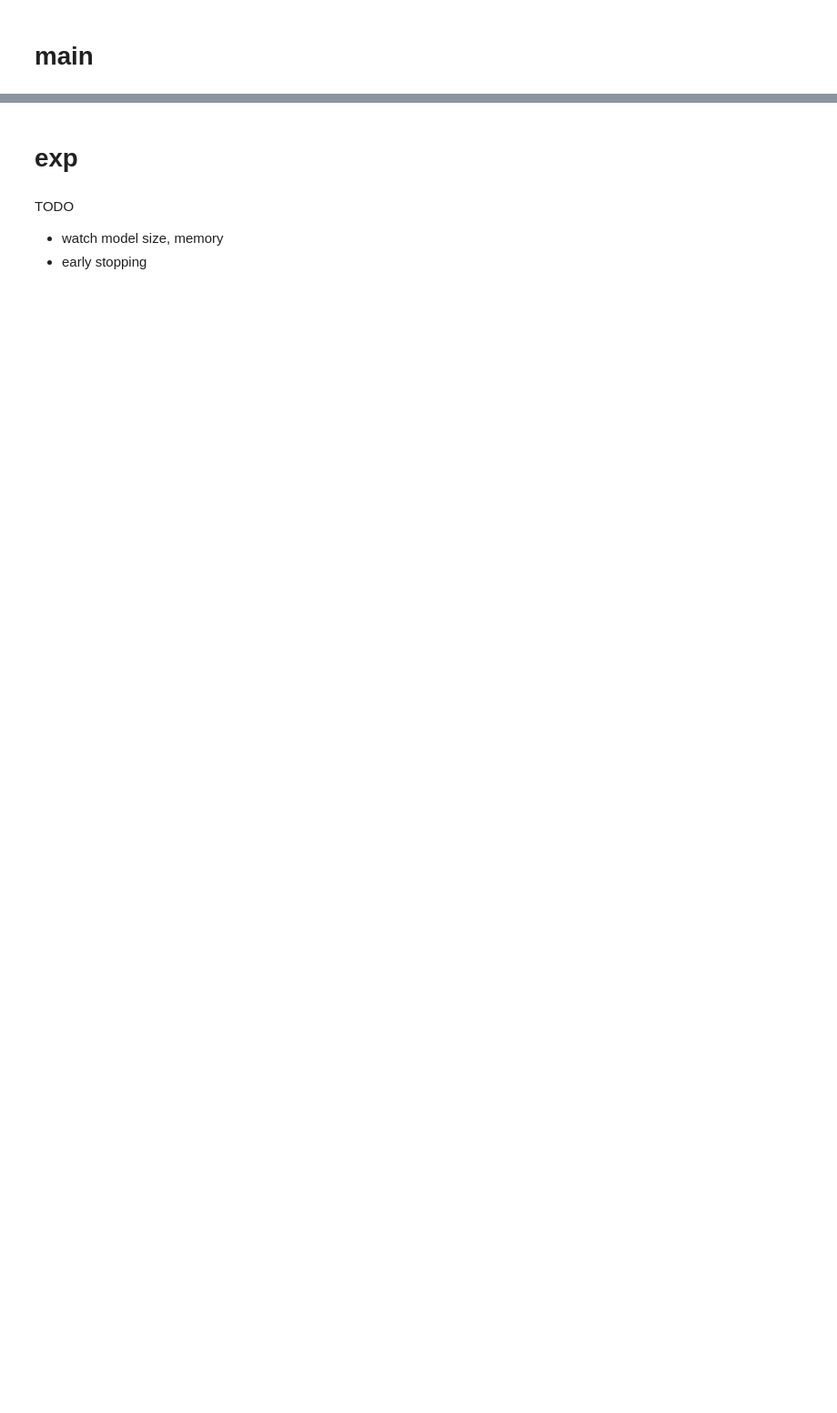
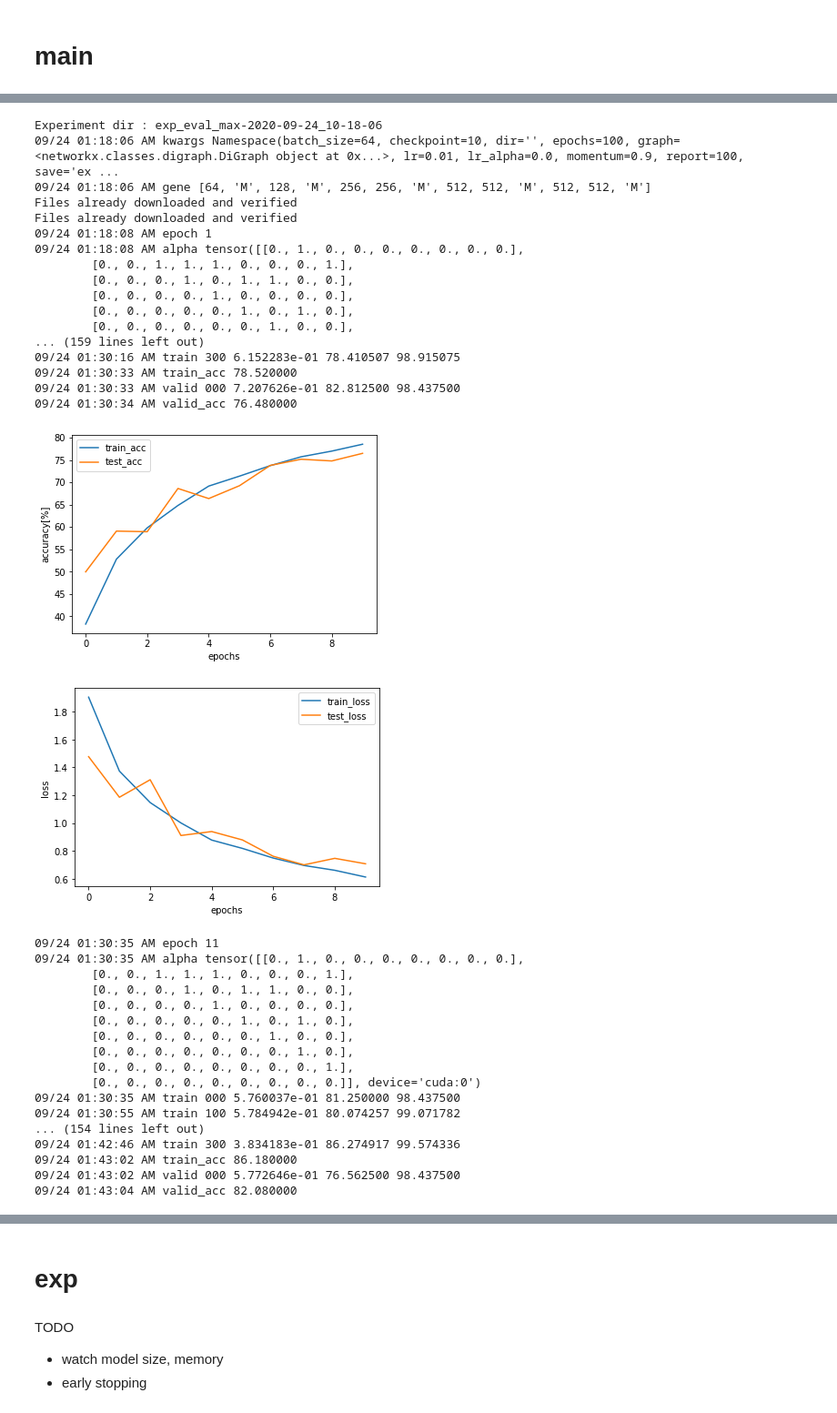
Before and after one commit to tatsuya-sugiyama/notebook, a Jupyter notebook: vgg darts.ipynb, the cells around one changed output, grey strips where cells are left out. Shown at 91% size. Saved outputs shown, nothing was run; the diff lists cells and outputs as text; code cells hidden in the pictures; blank space fills up the shorter version.

```diff
--- a/vgg darts.ipynb
+++ b/vgg darts.ipynb
@@ -741,0 +954,52 @@ Files already downloaded and verified
+# %%
+if __name__ == '__main__':
+  model = load_model(dir="exp-2020-09-24_08-53-44")
+
+  # sampler : ArchitectureSampler = ForwardSampler()
+  # graph = model.sampled_graph(sampler)
+  # main(save="exp_eval_forward", lr=0.01, momentum=0.9, lr_alpha=0.0, epochs=100,
+  #     train_size=25000, valid_size=25000, test_size=5000, batch_size=64,
+  #     seed=41, report=100, checkpoint=10, dir="", graph=graph)
+
+  sampler : ArchitectureSampler = MaxSampler()
+  graph = model.sampled_graph(sampler)
+  main(save="exp_eval_max", lr=0.01, momentum=0.9, lr_alpha=0.0, epochs=100,
+      train_size=25000, valid_size=25000, test_size=5000, batch_size=64,
+      seed=41, report=100, checkpoint=10, dir="", graph=graph)
+# %% [output]
+Experiment dir : exp_eval_max-2020-09-24_10-18-06
+09/24 01:18:06 AM kwargs Namespace(batch_size=64, checkpoint=10, dir='', epochs=100, graph=<networkx.classes.digraph.DiGraph object at 0x...>, lr=0.01, lr_alpha=0.0, momentum=0.9, report=100, save='ex ...
+09/24 01:18:06 AM gene [64, 'M', 128, 'M', 256, 256, 'M', 512, 512, 'M', 512, 512, 'M']
+Files already downloaded and verified
+Files already downloaded and verified
+09/24 01:18:08 AM epoch 1
+09/24 01:18:08 AM alpha tensor([[0., 1., 0., 0., 0., 0., 0., 0., 0.],
+        [0., 0., 1., 1., 1., 0., 0., 0., 1.],
+        [0., 0., 0., 1., 0., 1., 1., 0., 0.],
+        [0., 0., 0., 0., 1., 0., 0., 0., 0.],
+        [0., 0., 0., 0., 0., 1., 0., 1., 0.],
+        [0., 0., 0., 0., 0., 0., 1., 0., 0.],
+... (159 lines left out)
+09/24 01:30:16 AM train 300 6.152283e-01 78.410507 98.915075
+09/24 01:30:33 AM train_acc 78.520000
+09/24 01:30:33 AM valid 000 7.207626e-01 82.812500 98.437500
+09/24 01:30:34 AM valid_acc 76.480000
+[figure, added]
+[figure, added]
+09/24 01:30:35 AM epoch 11
+09/24 01:30:35 AM alpha tensor([[0., 1., 0., 0., 0., 0., 0., 0., 0.],
+        [0., 0., 1., 1., 1., 0., 0., 0., 1.],
+        [0., 0., 0., 1., 0., 1., 1., 0., 0.],
+        [0., 0., 0., 0., 1., 0., 0., 0., 0.],
+        [0., 0., 0., 0., 0., 1., 0., 1., 0.],
+        [0., 0., 0., 0., 0., 0., 1., 0., 0.],
+        [0., 0., 0., 0., 0., 0., 0., 1., 0.],
+        [0., 0., 0., 0., 0., 0., 0., 0., 1.],
+        [0., 0., 0., 0., 0., 0., 0., 0., 0.]], device='cuda:0')
+09/24 01:30:35 AM train 000 5.760037e-01 81.250000 98.437500
+09/24 01:30:55 AM train 100 5.784942e-01 80.074257 99.071782
+... (154 lines left out)
+09/24 01:42:46 AM train 300 3.834183e-01 86.274917 99.574336
+09/24 01:43:02 AM train_acc 86.180000
+09/24 01:43:02 AM valid 000 5.772646e-01 76.562500 98.437500
+09/24 01:43:04 AM valid_acc 82.080000
```
Also changed, not shown: parts of 29 cells of this notebook, 5 other files.
